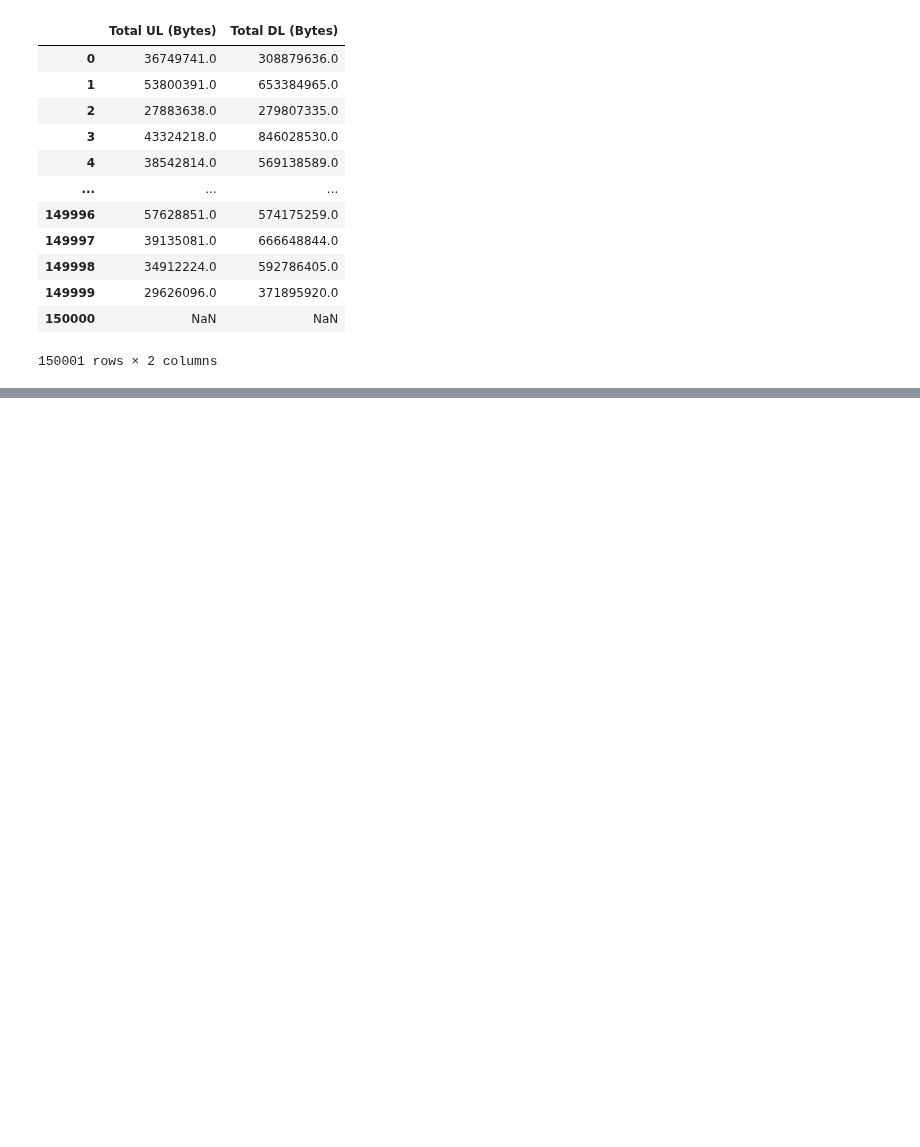
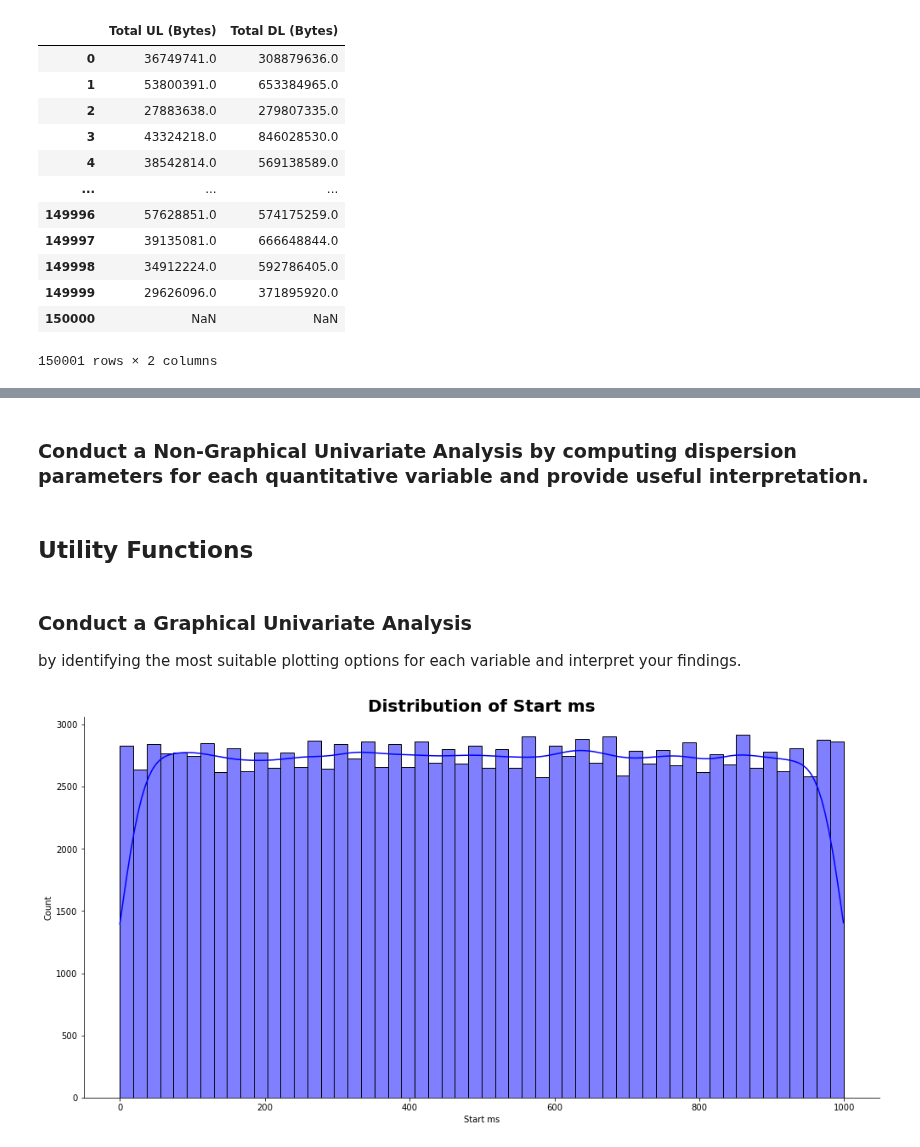
Before and after one commit to Kamuzinzi/telecomAnalytics, a Jupyter notebook: notebooks/overview.ipynb, the cells around one changed output, grey strips where cells are left out. Cells and saved outputs as stored; diff of their text form; code cells hidden in the pictures; blank space fills up the shorter version.

```diff
--- a/notebooks/overview.ipynb
+++ b/notebooks/overview.ipynb
@@ -229,0 +410,11 @@ downloads_bytes
+# %%
+# fill missing with ffill method for columns (diag_1, diag_2, diag_3)
+
+def fix_missing_ffill(df, col):
+    df[col] = df[col].fillna(method='ffill')
+    return df[col]
+
+
+def fix_missing_bfill(df, col):
+    df[col] = df[col].fillna(method='bfill')
+    return df[col]
@@ -229,0 +489,5 @@ downloads_bytes
+# %%
+def map_df(function, df,columns):
+    for col in columns:
+        df[col] = function(df, col)
+    return df
@@ -229,0 +574,3 @@ downloads_bytes
+# %%
+## handle missing values
+df_clean = map_df(fix_missing_ffill,df_clean_nan1, ["Last Location Name"])
@@ -229,0 +605,2 @@ downloads_bytes
+# %%
+numerical_data = df_clean._get_numeric_data()
@@ -229,0 +737,4 @@ downloads_bytes
+# %% [markdown]
+### Conduct a Non-Graphical Univariate Analysis by computing dispersion parameters for each quantitative variable and provide useful interpretation.
+# %% [markdown]
+## Utility Functions
@@ -229,0 +864,7 @@ downloads_bytes
+# %% [markdown]
+### Conduct a Graphical Univariate Analysis
+by identifying the most suitable plotting options for each variable and interpret your findings.
+# %%
+plot_hist(numerical_data, "Start ms", "blue")
+# %% [output]
+[figure, added]
```
Also changed, not shown: parts of 94 cells of this notebook.
